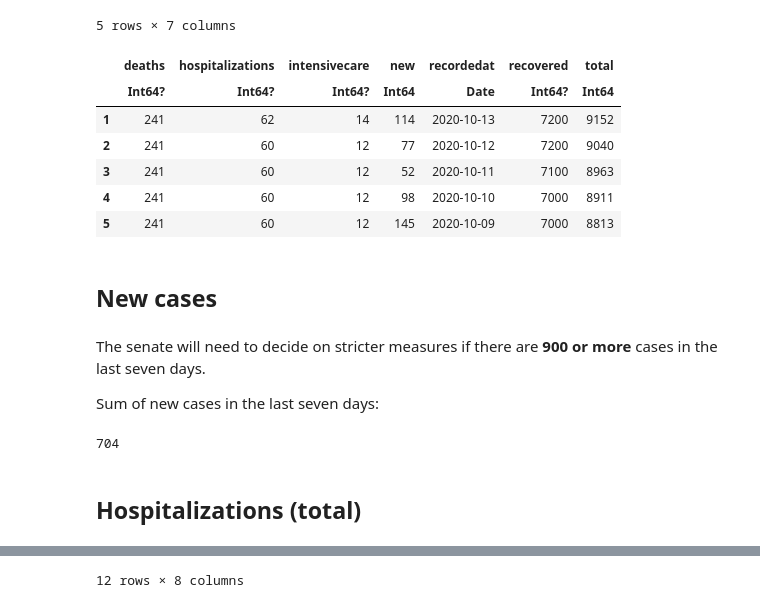
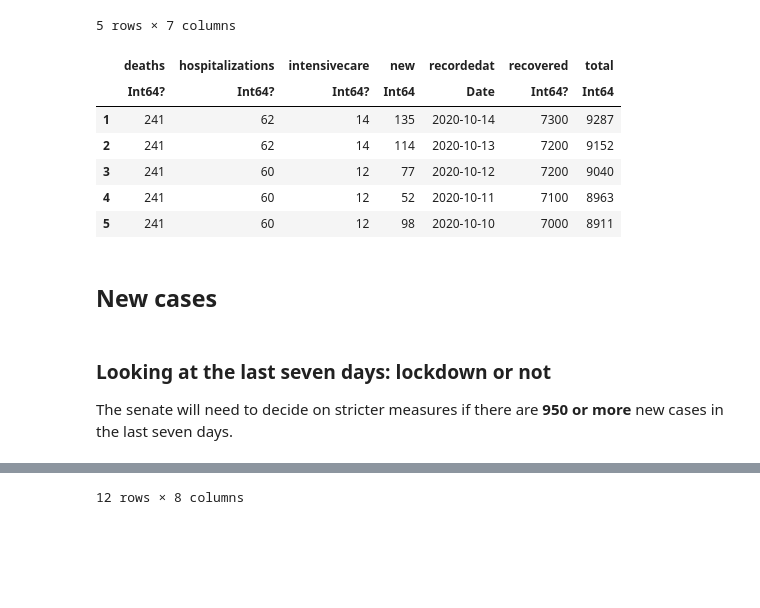
Before and after one commit to oem/Hamburg.jl, a Jupyter notebook: docs/Hamburg.ipynb, the cells around one changed output, grey strips where cells are left out. Saved outputs shown, nothing was run; the diff lists cells and outputs as text; code cells hidden in the pictures; blank space fills up the shorter version.

```diff
--- a/docs/Hamburg.ipynb
+++ b/docs/Hamburg.ipynb
@@ -3,19 +9,19 @@
 # %%
 using Hamburg
 # %%
-using Dates, Plots, DataFrames, TimeSeries, StatsPlots, Statistics
+using Dates, DataFrames, TimeSeries, StatsPlots, Statistics
 
-using Plots
+gr(size=(800,400))
 Plots.theme(:vibrant)
 
 infected = dataset("covid-19", "infected")
 DataFrames.head(infected, 5)
 # %% [output]
 5 rows × 7 columns
 |  | deaths | hospitalizations | intensivecare | new | recordedat | recovered | total |
 |  | Int64? | Int64? | Int64? | Int64 | Date | Int64? | Int64 |
-| 1 | 241 | 62 | 14 | 114 | 2020-10-13 | 7200 | 9152 |
-| 2 | 241 | 60 | 12 | 77 | 2020-10-12 | 7200 | 9040 |
-| 3 | 241 | 60 | 12 | 52 | 2020-10-11 | 7100 | 8963 |
-| 4 | 241 | 60 | 12 | 98 | 2020-10-10 | 7000 | 8911 |
-| 5 | 241 | 60 | 12 | 145 | 2020-10-09 | 7000 | 8813 |
+| 1 | 241 | 62 | 14 | 135 | 2020-10-14 | 7300 | 9287 |
+| 2 | 241 | 62 | 14 | 114 | 2020-10-13 | 7200 | 9152 |
+| 3 | 241 | 60 | 12 | 77 | 2020-10-12 | 7200 | 9040 |
+| 4 | 241 | 60 | 12 | 52 | 2020-10-11 | 7100 | 8963 |
+| 5 | 241 | 60 | 12 | 98 | 2020-10-10 | 7000 | 8911 |
@@ -38,12 +28,6 @@ plot!(reverse(infected.recordedat), reverse(infected.intensivecare), label="hosp
 # %% [markdown]
 ## New cases
 # %% [markdown]
-The senate will need to decide on stricter measures if there are **900 or more** cases in the last seven days.
+### Looking at the last seven days: lockdown or not
 
-Sum of new cases in the last seven days:
+The senate will need to decide on stricter measures if there are **950 or more** new cases in the last seven days.
-# %%
-lastweek = sum(infected[1:7, :].new)
-# %% [output]
-704
-# %% [markdown]
-## Hospitalizations (total)
```
Also changed, not shown: parts of 10 cells of this notebook.
